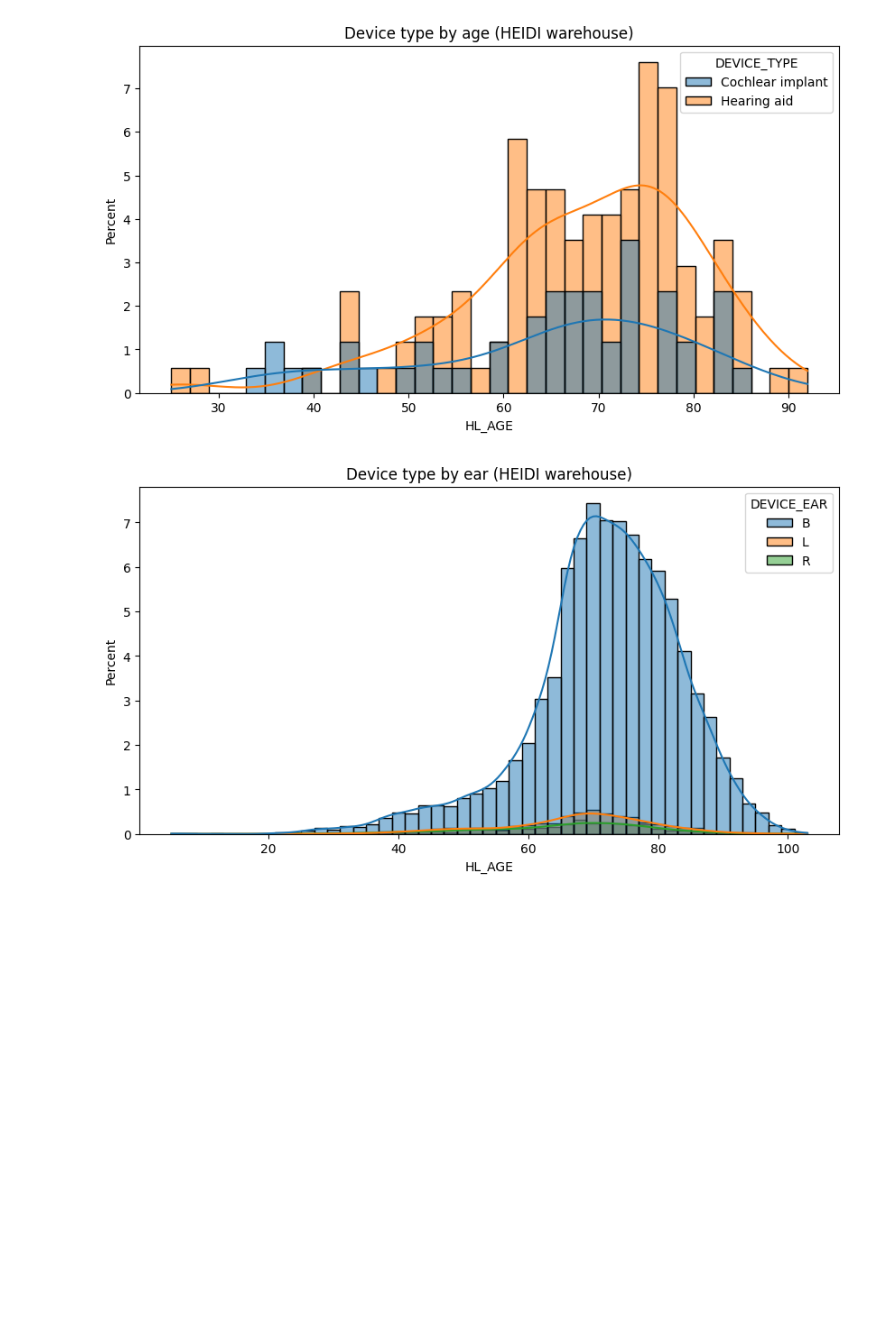
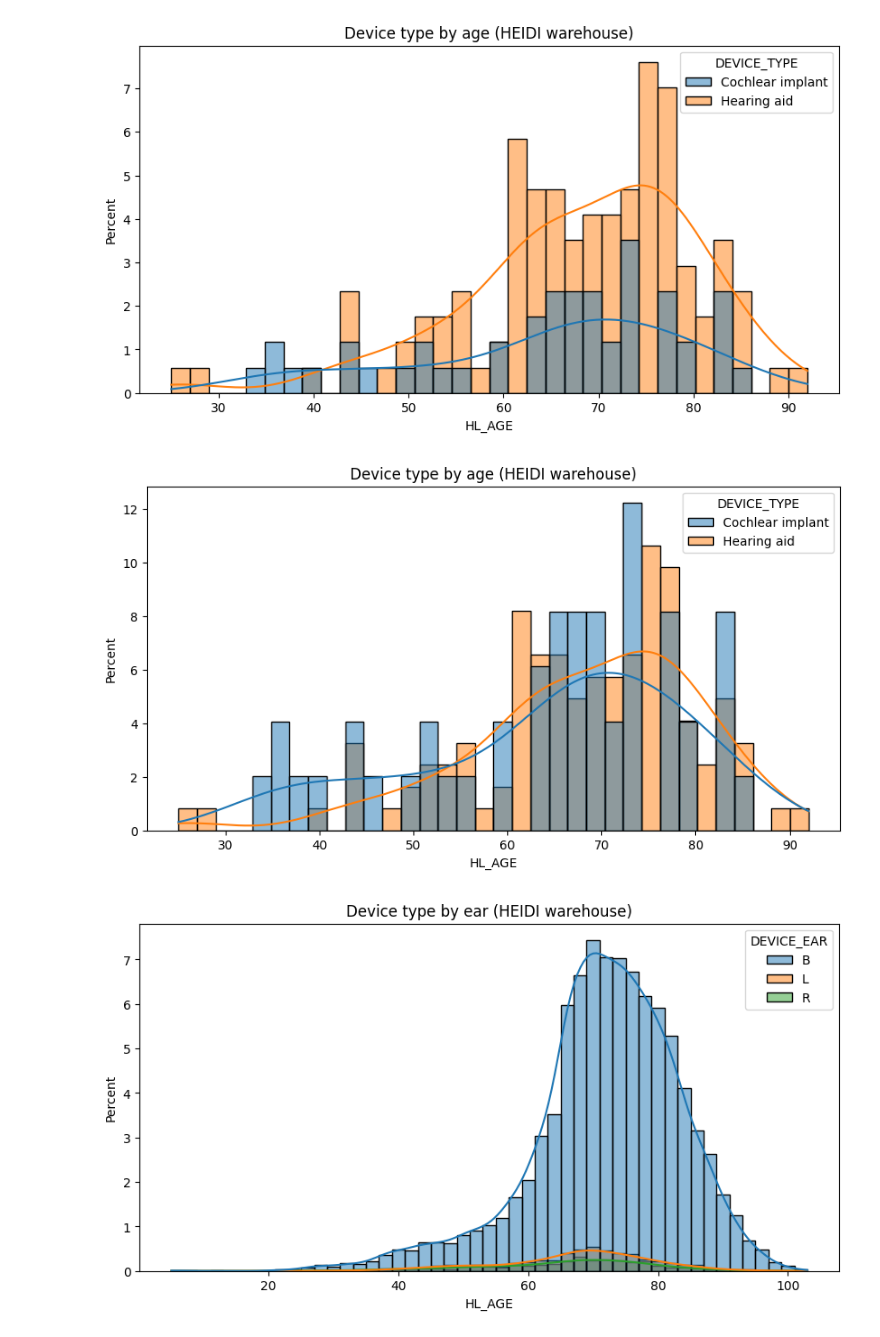
Before and after one commit to marianocabezas/hearing, a Jupyter notebook: audiogram_device_analysis.ipynb, the cells around one changed output. Drawn from its saved outputs; the diff is of its cells as text; code cells hidden in the pictures; blank space fills up the shorter version.

Commit message:
created charts and python visualisation code

```diff
--- a/audiogram_device_analysis.ipynb
+++ b/audiogram_device_analysis.ipynb
@@ -26,4 +27,14 @@ plt.title('Device type by age (HEIDI warehouse)')
 patron_hl_data['DEVICE_TYPE'] = patron_hl_data['DEVICE_TYPE'].astype('category')
 # %% [output]
 [figure]
+# %%
+# frank
+patron_hl_data = pd.read_csv('/Users/z5116060/Desktop/GitProjects/hearing/ftran/data/audiogram_HL_demographics 1.csv')
+
+plt.figure(figsize=(10, 5))
+sn.histplot(data=patron_hl_data, x='HL_AGE', hue='DEVICE_TYPE', kde=True, binwidth=2, stat='percent', common_norm=False)
+plt.title('Device type by age (HEIDI warehouse)')
+patron_hl_data['DEVICE_TYPE'] = patron_hl_data['DEVICE_TYPE'].astype('category')
+# %% [output]
+[figure, added]
 # %%
```
Also changed, not shown: parts of 11 cells of this notebook, 17 other files.
